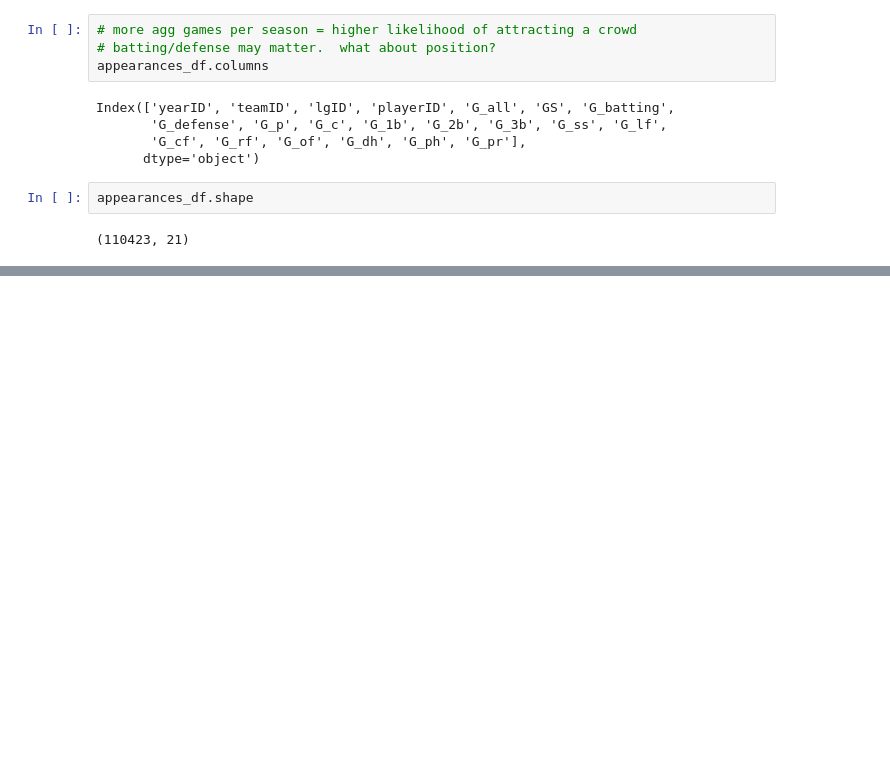
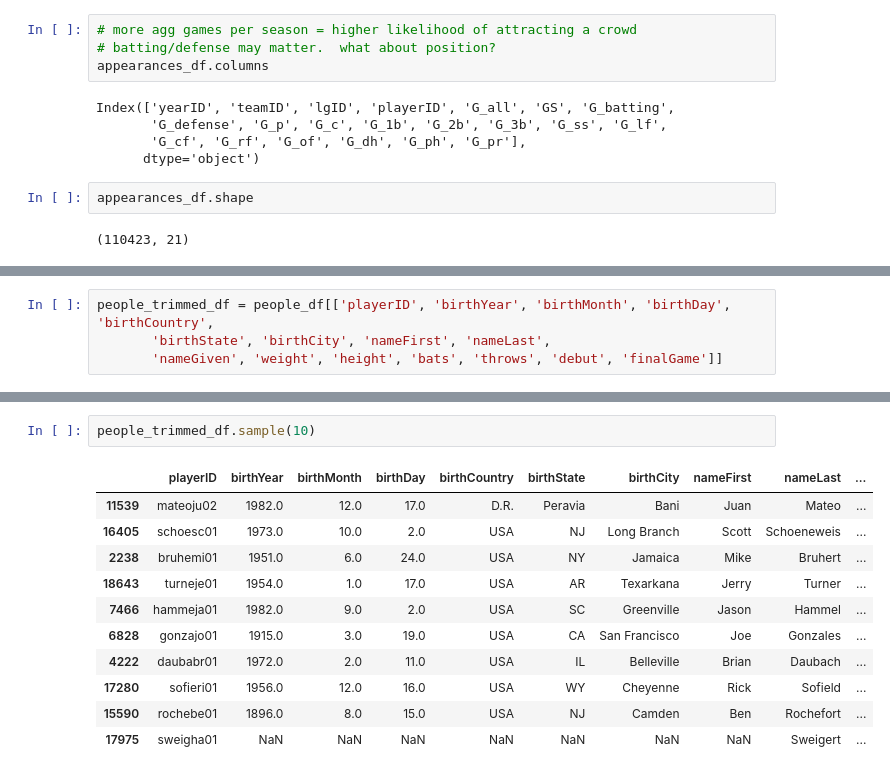
Before and after one commit to eric-spoerner/just_baseball_things, a Jupyter notebook: exploratory_analysis.ipynb, the cells around one changed output, grey strips where cells are left out. Cells and saved outputs as stored; diff of their text form; blank space fills up the shorter version.

```diff
--- a/exploratory_analysis.ipynb
+++ b/exploratory_analysis.ipynb
@@ -139,0 +138,4 @@ teams_trimmed_df
+# %%
+people_trimmed_df = people_df[['playerID', 'birthYear', 'birthMonth', 'birthDay', 'birthCountry',
+       'birthState', 'birthCity', 'nameFirst', 'nameLast',
+       'nameGiven', 'weight', 'height', 'bats', 'throws', 'debut', 'finalGame']]
@@ -139,0 +162,14 @@ teams_trimmed_df
+# %%
+people_trimmed_df.sample(10)
+# %% [output]
+|  | playerID | birthYear | birthMonth | birthDay | birthCountry | birthState | birthCity | nameFirst | nameLast | ... |
+| 11539 | mateoju02 | 1982.0 | 12.0 | 17.0 | D.R. | Peravia | Bani | Juan | Mateo | ... |
+| 16405 | schoesc01 | 1973.0 | 10.0 | 2.0 | USA | NJ | Long Branch | Scott | Schoeneweis | ... |
+| 2238 | bruhemi01 | 1951.0 | 6.0 | 24.0 | USA | NY | Jamaica | Mike | Bruhert | ... |
+| 18643 | turneje01 | 1954.0 | 1.0 | 17.0 | USA | AR | Texarkana | Jerry | Turner | ... |
+| 7466 | hammeja01 | 1982.0 | 9.0 | 2.0 | USA | SC | Greenville | Jason | Hammel | ... |
+| 6828 | gonzajo01 | 1915.0 | 3.0 | 19.0 | USA | CA | San Francisco | Joe | Gonzales | ... |
+| 4222 | daubabr01 | 1972.0 | 2.0 | 11.0 | USA | IL | Belleville | Brian | Daubach | ... |
+| 17280 | sofieri01 | 1956.0 | 12.0 | 16.0 | USA | WY | Cheyenne | Rick | Sofield | ... |
+| 15590 | rochebe01 | 1896.0 | 8.0 | 15.0 | USA | NJ | Camden | Ben | Rochefort | ... |
+| 17975 | sweigha01 | NaN | NaN | NaN | NaN | NaN | NaN | NaN | Sweigert | ... |
```
Also changed, not shown: parts of 15 cells of this notebook, 2 other files.
